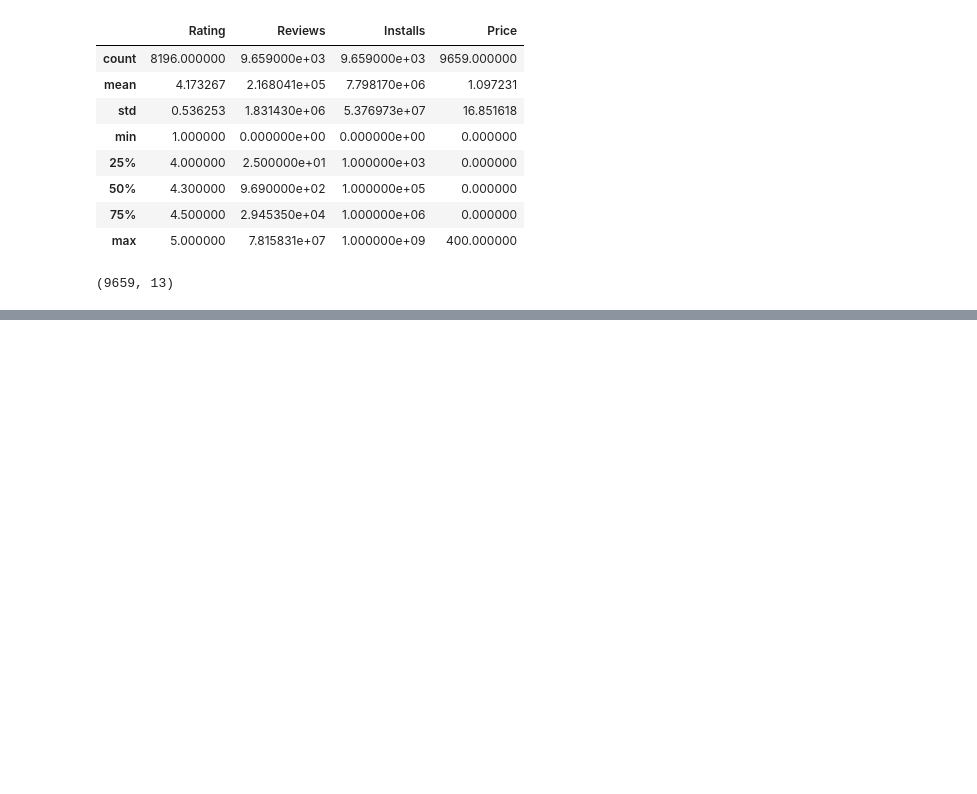
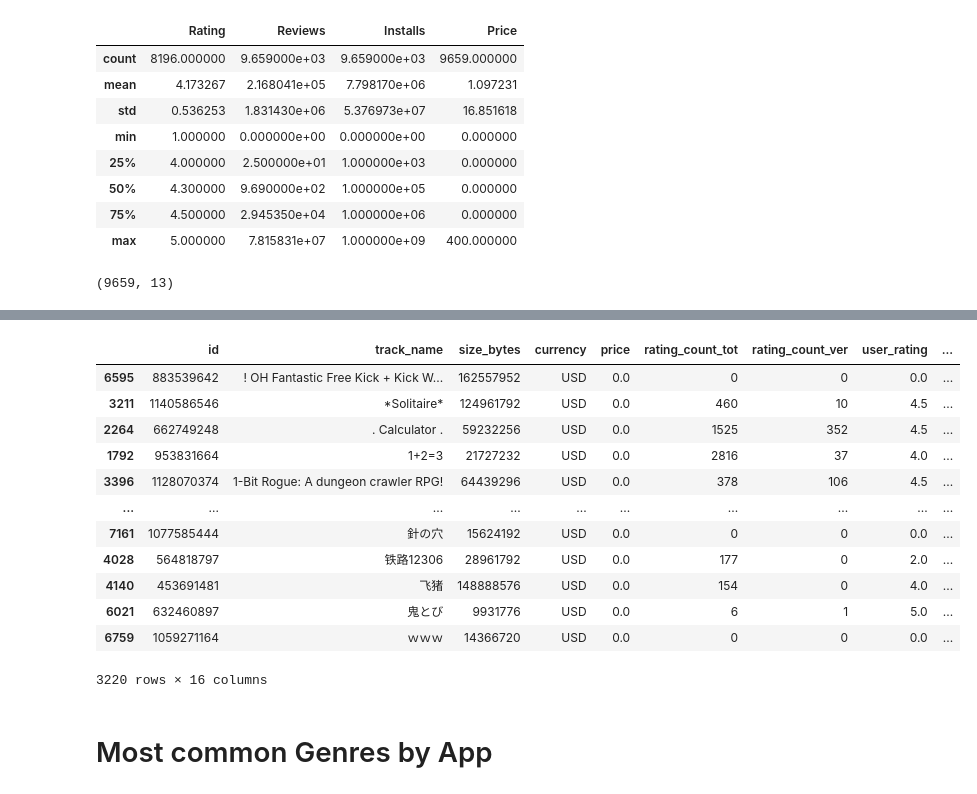
Before and after one commit to KostasTheOne/Mobile-Apps-Project, a Jupyter notebook: Profitable_Apps.ipynb, the cells around one changed output, grey strips where cells are left out. Drawn from its saved outputs; the diff is of its cells as text; code cells hidden in the pictures; blank space fills up the shorter version.

```diff
--- a/Profitable_Apps.ipynb
+++ b/Profitable_Apps.ipynb
@@ -317,0 +357,5 @@ android_clean.shape
+# %%
+apple_reviews_max = apple_data.groupby("track_name")["rating_count_tot"].max()
+apple_clean = apple_data.loc[apple_data.groupby("track_name")["rating_count_tot"].idxmax()]
+print(len(apple_data)-2)
+print(len(apple_clean))
@@ -317,0 +396,4 @@ android_clean.shape
+# %%
+apple_english_apps = apple_clean["track_name"].apply(is_english)
+# %%
+apple_clean2 = apple_clean[apple_english_apps]
@@ -317,0 +433,18 @@ android_clean.shape
+# %%
+apple_clean2[apple_clean2["price"]==0]
+# %% [output]
+|  | id | track_name | size_bytes | currency | price | rating_count_tot | rating_count_ver | user_rating | ... |
+| 6595 | 883539642 | ! OH Fantastic Free Kick + Kick W... | 162557952 | USD | 0.0 | 0 | 0 | 0.0 | ... |
+| 3211 | 1140586546 | *Solitaire* | 124961792 | USD | 0.0 | 460 | 10 | 4.5 | ... |
+| 2264 | 662749248 | . Calculator . | 59232256 | USD | 0.0 | 1525 | 352 | 4.5 | ... |
+| 1792 | 953831664 | 1+2=3 | 21727232 | USD | 0.0 | 2816 | 37 | 4.0 | ... |
+| 3396 | 1128070374 | 1-Bit Rogue: A dungeon crawler RPG! | 64439296 | USD | 0.0 | 378 | 106 | 4.5 | ... |
+| ... | ... | ... | ... | ... | ... | ... | ... | ... | ... |
+| 7161 | 1077585444 | 針の穴 | 15624192 | USD | 0.0 | 0 | 0 | 0.0 | ... |
+| 4028 | 564818797 | 铁路12306 | 28961792 | USD | 0.0 | 177 | 0 | 2.0 | ... |
+| 4140 | 453691481 | 飞猪 | 148888576 | USD | 0.0 | 154 | 0 | 4.0 | ... |
+| 6021 | 632460897 | 鬼とび | 9931776 | USD | 0.0 | 6 | 1 | 5.0 | ... |
+| 6759 | 1059271164 | ｗｗｗ | 14366720 | USD | 0.0 | 0 | 0 | 0.0 | ... |
+3220 rows × 16 columns
+# %% [markdown]
+# Most common Genres by App
```
Also changed, not shown: parts of 20 cells of this notebook.
